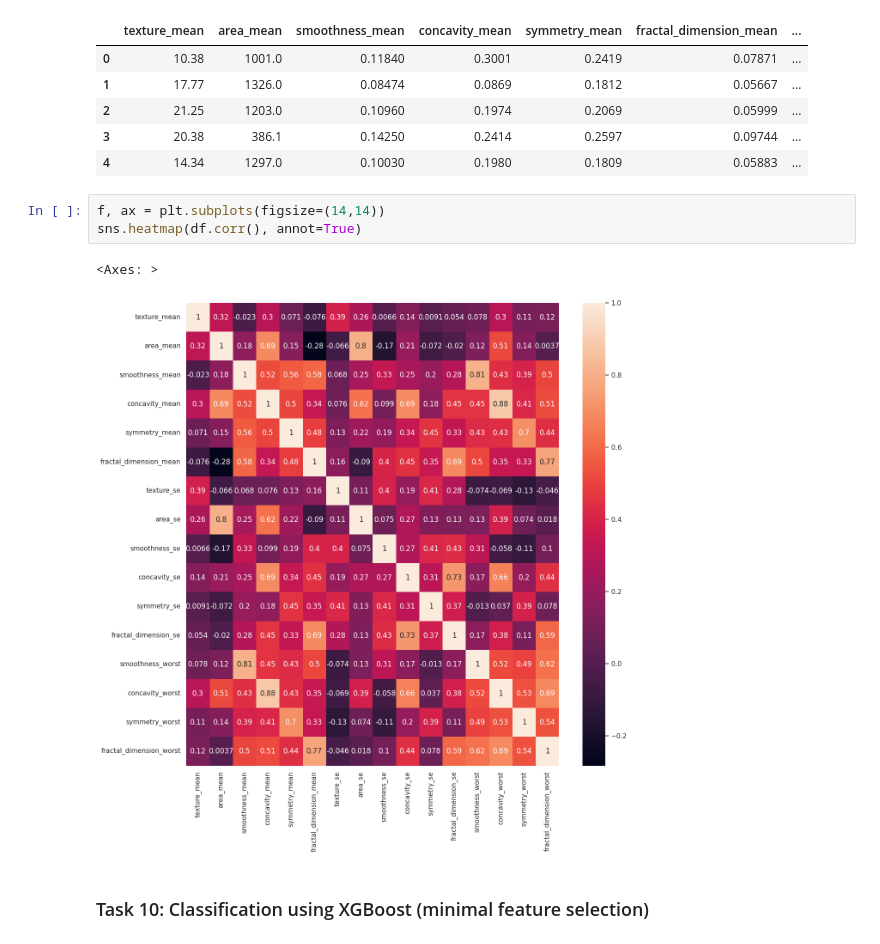
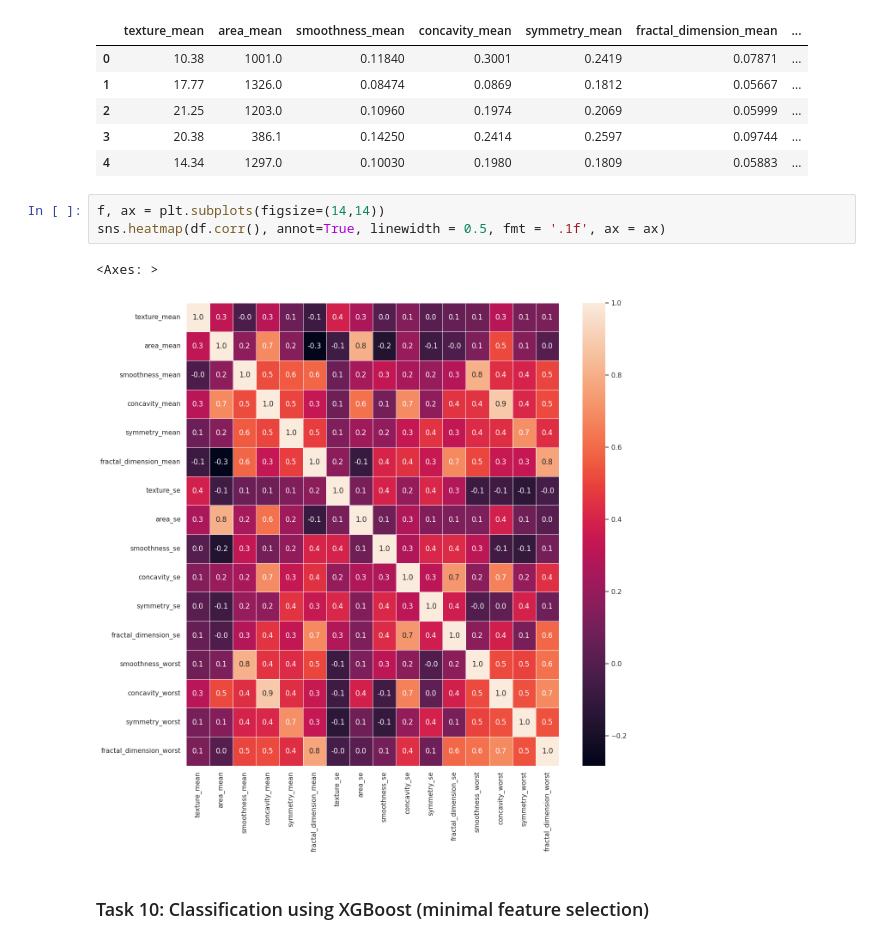
Before and after one commit to rasikasrimal/TumorDiagnosis, a Jupyter notebook: Learner_Notebook.ipynb, the cells around one changed output. Drawn from its saved outputs; the diff is of its cells as text.

```diff
--- a/Learner_Notebook.ipynb
+++ b/Learner_Notebook.ipynb
@@ -342,9 +342,9 @@ df.head()
 | 4 | 14.34 | 1297.0 | 0.10030 | 0.1980 | 0.1809 | 0.05883 | ... |
 # %%
 f, ax = plt.subplots(figsize=(14,14))
-sns.heatmap(df.corr(), annot=True)
+sns.heatmap(df.corr(), annot=True, linewidth = 0.5, fmt = '.1f', ax = ax)
 # %% [output]
 <Axes: >
-[figure, old version]
+[figure, new version]
 # %% [markdown]
 ### Task 10: Classification using XGBoost (minimal feature selection)
```
Also changed, not shown: parts of 1 cell of this notebook.
